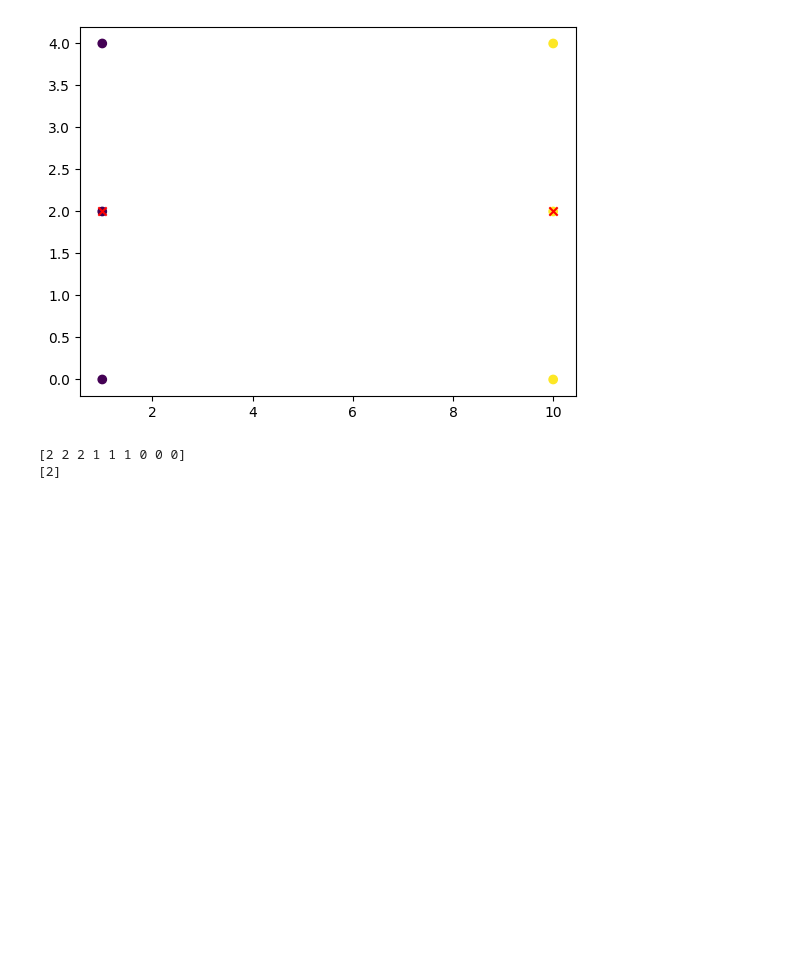
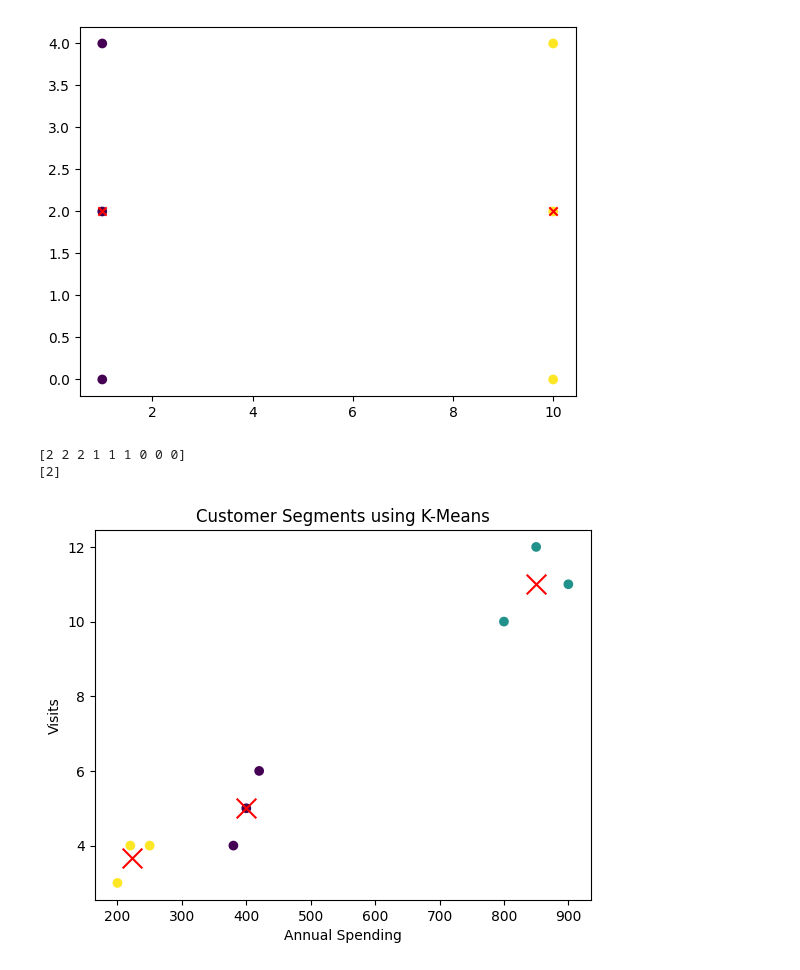
Before and after one commit to Saurav-T/pyside6-app-dev, a Jupyter notebook: day-16/scikit2.ipynb, the cells around one changed output. Saved outputs shown, nothing was run; the diff lists cells and outputs as text; code cells hidden in the pictures; blank space fills up the shorter version.

Commit message:
feat: add k-mean clustering visualization in scikit tutorial

```diff
--- a/day-16/scikit2.ipynb
+++ b/day-16/scikit2.ipynb
@@ -71,3 +71,20 @@ print(model.predict([[300, 4]]))
 # %% [output]
 [2 2 2 1 1 1 0 0 0]
 [2]
+# %%
+plt.scatter(X[:,0], X[:,1], c=labels)
+
+plt.scatter(
+    model.cluster_centers_[:,0],
+    model.cluster_centers_[:,1],
+    color='red',
+    marker='x',
+    s=200
+)
+
+plt.xlabel("Annual Spending")
+plt.ylabel("Visits")
+plt.title("Customer Segments using K-Means")
+plt.show()
+# %% [output]
+[figure, added]
```
